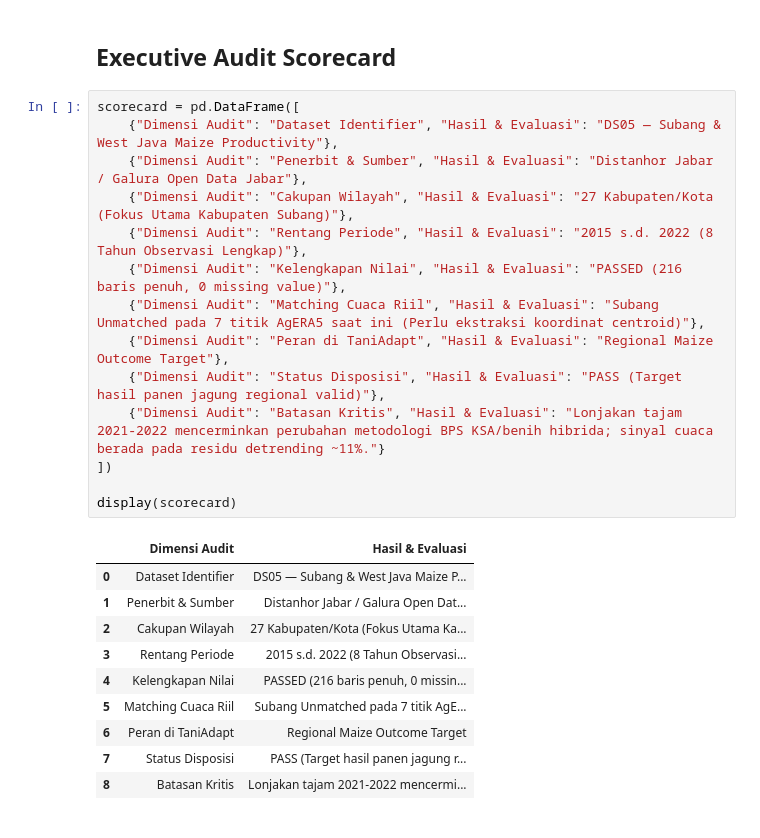
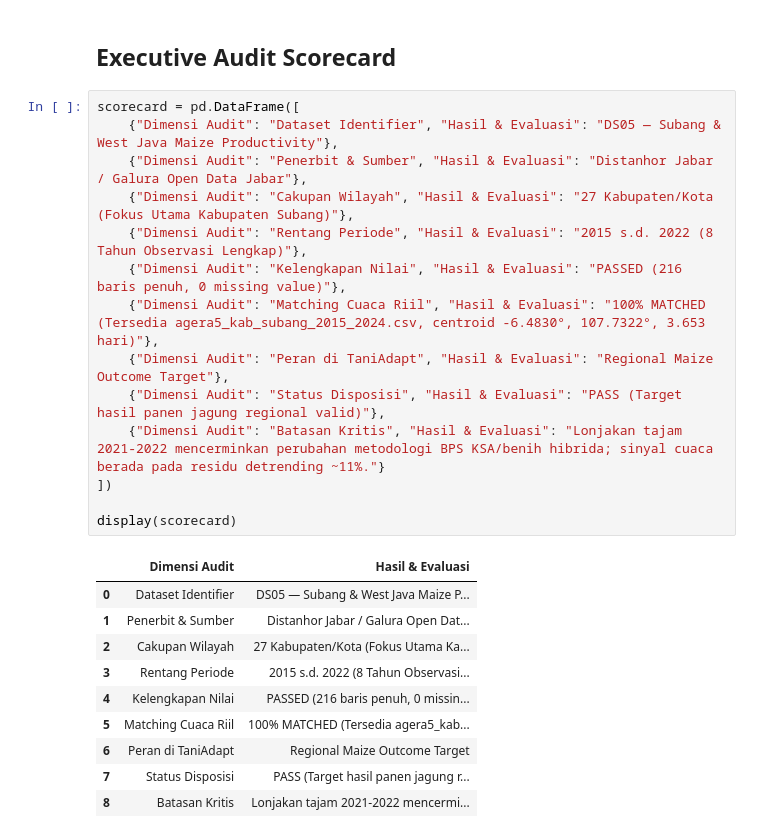
Before and after one commit to fathirrizkifadillah/research_taniadapt, a Jupyter notebook: notebook/05_subang_maize_productivity.ipynb, the cells around one changed output. Saved outputs shown, nothing was run; the diff lists cells and outputs as text.

```diff
--- a/notebook/05_subang_maize_productivity.ipynb
+++ b/notebook/05_subang_maize_productivity.ipynb
@@ -153,25 +181,25 @@ Gambar PNG berhasil disimpan ke: C:\CODING\research_taniAdapt\reports\figures\ds
 # %%
 scorecard = pd.DataFrame([
     {"Dimensi Audit": "Dataset Identifier", "Hasil & Evaluasi": "DS05 — Subang & West Java Maize Productivity"},
     {"Dimensi Audit": "Penerbit & Sumber", "Hasil & Evaluasi": "Distanhor Jabar / Galura Open Data Jabar"},
     {"Dimensi Audit": "Cakupan Wilayah", "Hasil & Evaluasi": "27 Kabupaten/Kota (Fokus Utama Kabupaten Subang)"},
     {"Dimensi Audit": "Rentang Periode", "Hasil & Evaluasi": "2015 s.d. 2022 (8 Tahun Observasi Lengkap)"},
     {"Dimensi Audit": "Kelengkapan Nilai", "Hasil & Evaluasi": "PASSED (216 baris penuh, 0 missing value)"},
-    {"Dimensi Audit": "Matching Cuaca Riil", "Hasil & Evaluasi": "Subang Unmatched pada 7 titik AgERA5 saat ini (Perlu ekstraksi koordinat centroid)"},
+    {"Dimensi Audit": "Matching Cuaca Riil", "Hasil & Evaluasi": "100% MATCHED (Tersedia agera5_kab_subang_2015_2024.csv, centroid -6.4830°, 107.7322°, 3.653 hari)"},
     {"Dimensi Audit": "Peran di TaniAdapt", "Hasil & Evaluasi": "Regional Maize Outcome Target"},
     {"Dimensi Audit": "Status Disposisi", "Hasil & Evaluasi": "PASS (Target hasil panen jagung regional valid)"},
     {"Dimensi Audit": "Batasan Kritis", "Hasil & Evaluasi": "Lonjakan tajam 2021-2022 mencerminkan perubahan metodologi BPS KSA/benih hibrida; sinyal cuaca berada pada residu detrending ~11%."}
 ])
 
 display(scorecard)
 # %% [output]
 |  | Dimensi Audit | Hasil & Evaluasi |
 | 0 | Dataset Identifier | DS05 — Subang & West Java Maize P... |
 | 1 | Penerbit & Sumber | Distanhor Jabar / Galura Open Dat... |
 | 2 | Cakupan Wilayah | 27 Kabupaten/Kota (Fokus Utama Ka... |
 | 3 | Rentang Periode | 2015 s.d. 2022 (8 Tahun Observasi... |
 | 4 | Kelengkapan Nilai | PASSED (216 baris penuh, 0 missin... |
-| 5 | Matching Cuaca Riil | Subang Unmatched pada 7 titik AgE... |
+| 5 | Matching Cuaca Riil | 100% MATCHED (Tersedia agera5_kab... |
 | 6 | Peran di TaniAdapt | Regional Maize Outcome Target |
 | 7 | Status Disposisi | PASS (Target hasil panen jagung r... |
 | 8 | Batasan Kritis | Lonjakan tajam 2021-2022 mencermi... |
```
Also changed, not shown: parts of 2 cells of this notebook, 29 other files.
